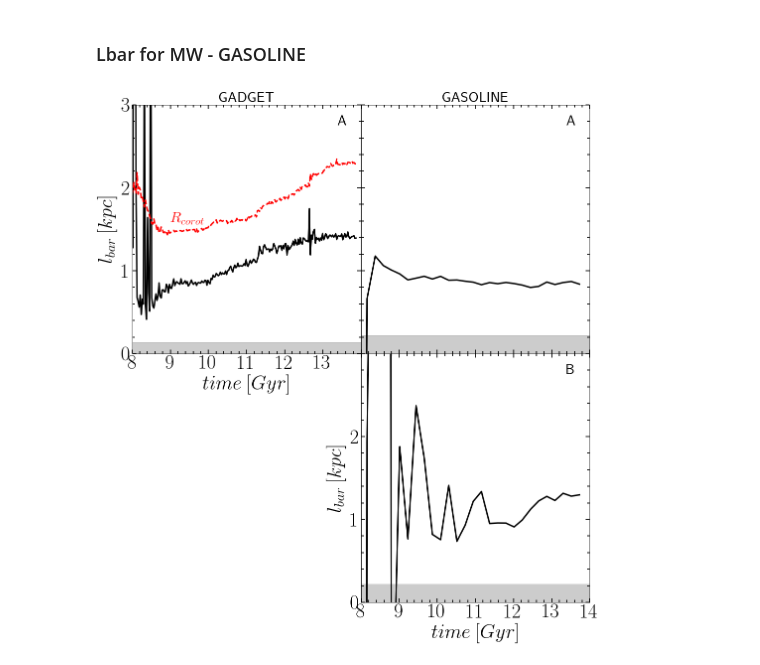
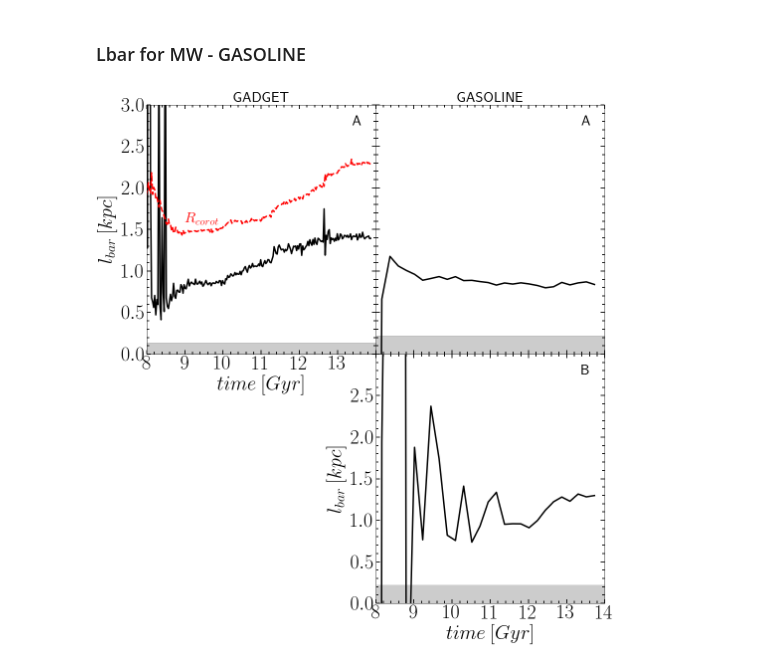
Before and after one commit to ornemarioni/Barras_GdGs, a Jupyter notebook: Barras_Gd/programs/lbarvstime_simulaciones.ipynb, the cells around one changed output. Saved outputs shown, nothing was run; the diff lists cells and outputs as text; code cells hidden in the pictures.

```diff
--- a/Barras_Gd/programs/lbarvstime_simulaciones.ipynb
+++ b/Barras_Gd/programs/lbarvstime_simulaciones.ipynb
@@ -618,7 +618,7 @@ Rcorot, = ax[0,0].plot(time0 ,rcor,'--', lw=3, color='r')
 ax[0,0].set_ylabel(r'$l_{bar}\:[kpc]$', fontsize=40)
 ax[0,0].set_xticks([8,9,10,11,12,13])
 # ax[0,0].set_xticklabels([])
-ax[0,0].set_yticks([0,1,2,3])
+ax[0,0].set_yticks([0,0.5,1,1.5,2,2.5,3])
 ax[0,0].set_ylim(0,3)
 ax[0,0].set_xlim(8,14)
 ax[0,0].set_xlabel(r'$time\:[Gyr]$', fontsize=40)
@@ -655,7 +655,7 @@ ax[0,1].plot(time_M31gs ,lbar2_M31gs,'-', lw=3, color='k')
 # ax[0,1].plot(time_M31gs2 ,A2max_M31gs2,'-',lw=3, color='r')
 ax[0,1].set_xticks([8,9,10,11,12,13,14])
 ax[0,1].set_xticklabels([])
-ax[0,1].set_yticks([0,1,2,3])
+ax[0,1].set_yticks([0,0.5,1,1.5,2,2.5,3])
 ax[0,1].set_yticklabels([])
 ax[0,1].set_ylim(0,3)
 ax[0,1].set_xlim(8,14)
@@ -689,32 +689,32 @@ ax[0,1].fill_between([7,15],0,0.22, facecolor='k', alpha=0.2, color='k') #, hatc
 
 
 
 # ax[1,0].text(13.5, 3.7, 'B', fontsize=30, color='k',ha='center', va='center')
 
 ax[1,0].axis('off')
 
 
 # # #---------------------------------------------------------------------------------------
 # # ax4=fig.add_subplot(224)
 # ax[1,1].plot(time_MWgs ,lbar1_MWgs,'-', lw=2, color='r')
 ax[1,1].plot(time_MWgs ,lbar2_MWgs,'-', lw=3, color='k')
 # ax[1,1].plot(time_MWgs2 ,A2max_MWgs2,'-', lw=3, color='r')
 ax[1,1].set_xticks([8,9,10,11,12,13,14])
-ax[1,1].set_yticks([0,1,2])
+ax[1,1].set_yticks([0,0.5,1,1.5,2,2.5])
 # ax[1,1].set_yticklabels([])
 ax[1,1].set_xlabel(r'$time\:[Gyr]$', fontsize=40)
 ax[1,1].set_ylabel(r'$l_{bar}\:[kpc]$', fontsize=40)
 ax[1,1].set_xlim(8,14)
 ax[1,1].set_ylim(0,3)
 ax[1,1].minorticks_on()
 ax[1,1].tick_params( labelsize=40)
 ax[1,1].tick_params('both', length=5, width=1.8,which='minor', direction='in', right='on',top='on')
 ax[1,1].tick_params('both', length=8, width=1.8,which='major', direction='in', right='on',top='on')
 ax[1,1].text(13.5, 2.8, 'B', fontsize=30, color='k', ha='center', va='center')
 ax[1,1].fill_between([7,15],0,0.22, facecolor='k', alpha=0.2) #, hatch='\\'
 
 # fig.savefig('/home/ornela/overleaf/13216980csjxswjndpmj/lbar_time.pdf', dpi = 100, xxbox_inches='tight')
 fig.savefig('/home/omarioni/Barras_GdGs/Barras_Gd/_imagenes/lbar_time.pdf', dpi = 100, xxbox_inches='tight')
 plt.show()
 # %% [output]
-[figure, old version]
+[figure, new version]
```
Also changed, not shown: 3 other files.
